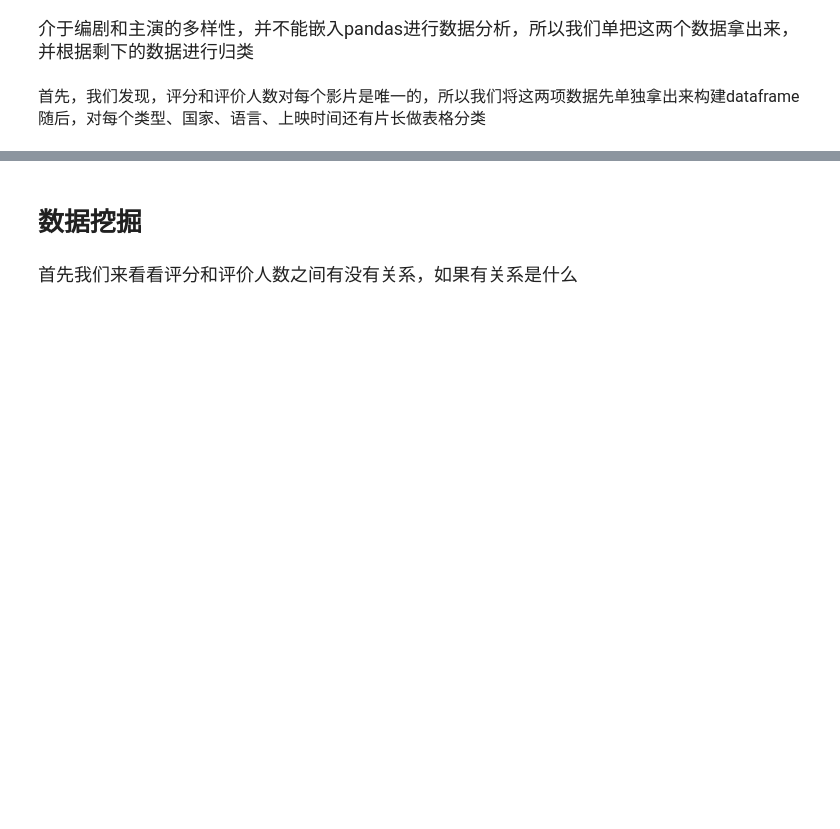
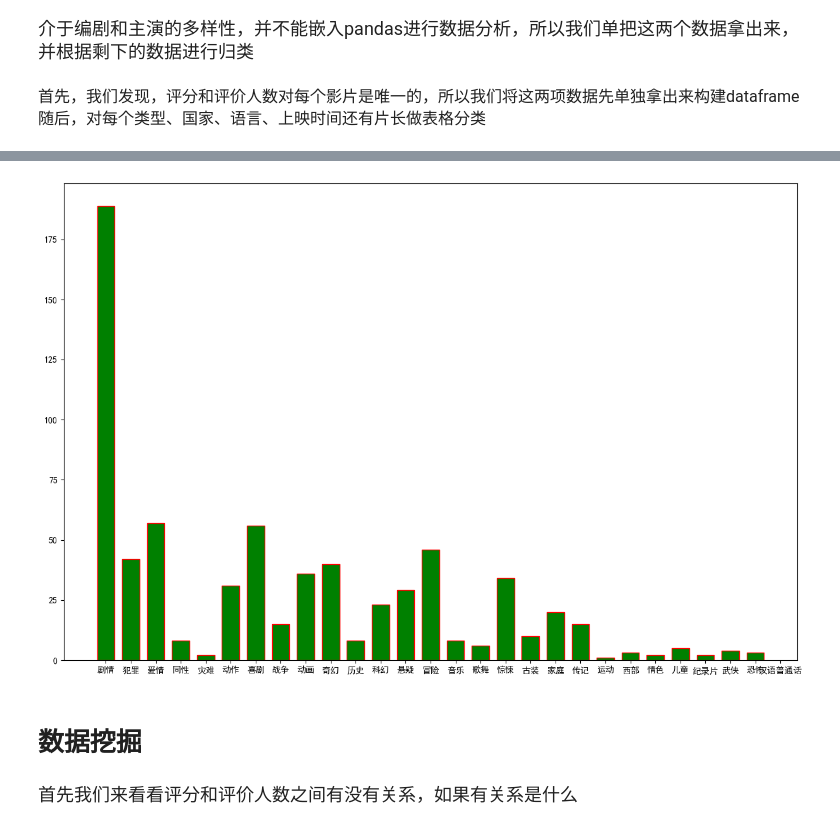
Before and after one commit to CiscoXY/Class-CS1507.01, a Jupyter notebook: FirstExp/Analysis.ipynb, the cells around one changed output, grey strips where cells are left out. Saved outputs shown, nothing was run; the diff lists cells and outputs as text; code cells hidden in the pictures; blank space fills up the shorter version.

```diff
--- a/FirstExp/Analysis.ipynb
+++ b/FirstExp/Analysis.ipynb
@@ -82,3 +98,9 @@ for rank , film in enumerate(original_data):
+# %%
+fig  , axes = plt.subplots( figsize=(15,10) , dpi=100)
+axes.hist(df_types.loc[: , '类型'] ,bins = 27, align = 'left', rwidth = 0.7 ,  color = 'green' , edgecolor = 'red')
+plt.show()
+# %% [output]
+[figure, added]
 # %% [markdown]
 # 数据挖掘
 # %% [markdown]
```
Also changed, not shown: parts of 2 cells of this notebook.
